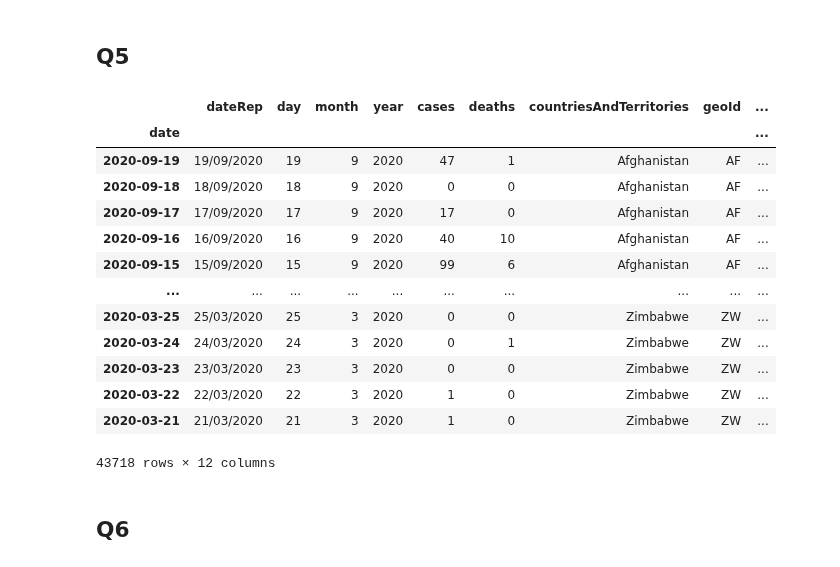
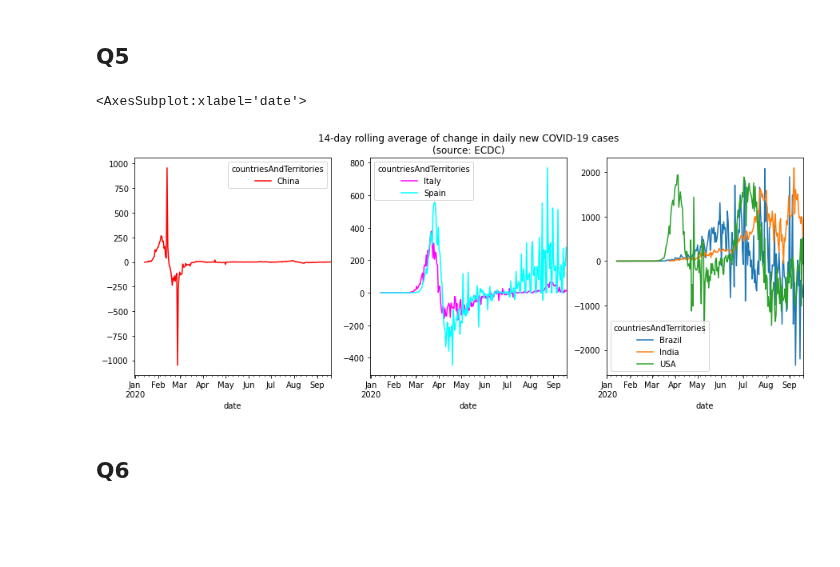
Before and after one commit to kevinsthompson/09-Hands-On-Data-Analysis-with-Pandas-2nd-edition, a Jupyter notebook: ch_05/KT_Exercises-Chp5.ipynb, the cells around one changed output. Drawn from its saved outputs; the diff is of its cells as text; code cells hidden in the pictures; blank space fills up the shorter version.

```diff
--- a/ch_05/KT_Exercises-Chp5.ipynb
+++ b/ch_05/KT_Exercises-Chp5.ipynb
@@ -81,25 +82,31 @@ fb_df.resample('W'
 [figure]
 # %% [markdown]
 ## Q5
-# %%
-covid.assign(
-
-    )
-# %% [output]
-|  | dateRep | day | month | year | cases | deaths | countriesAndTerritories | geoId | ... |
-| date |  |  |  |  |  |  |  |  | ... |
-| 2020-09-19 | 19/09/2020 | 19 | 9 | 2020 | 47 | 1 | Afghanistan | AF | ... |
-| 2020-09-18 | 18/09/2020 | 18 | 9 | 2020 | 0 | 0 | Afghanistan | AF | ... |
-| 2020-09-17 | 17/09/2020 | 17 | 9 | 2020 | 17 | 0 | Afghanistan | AF | ... |
-| 2020-09-16 | 16/09/2020 | 16 | 9 | 2020 | 40 | 10 | Afghanistan | AF | ... |
-| 2020-09-15 | 15/09/2020 | 15 | 9 | 2020 | 99 | 6 | Afghanistan | AF | ... |
-| ... | ... | ... | ... | ... | ... | ... | ... | ... | ... |
-| 2020-03-25 | 25/03/2020 | 25 | 3 | 2020 | 0 | 0 | Zimbabwe | ZW | ... |
-| 2020-03-24 | 24/03/2020 | 24 | 3 | 2020 | 0 | 1 | Zimbabwe | ZW | ... |
-| 2020-03-23 | 23/03/2020 | 23 | 3 | 2020 | 0 | 0 | Zimbabwe | ZW | ... |
-| 2020-03-22 | 22/03/2020 | 22 | 3 | 2020 | 1 | 0 | Zimbabwe | ZW | ... |
-| 2020-03-21 | 21/03/2020 | 21 | 3 | 2020 | 1 | 0 | Zimbabwe | ZW | ... |
-43718 rows × 12 columns
+# %%
+new_cases_rolling_average = covid.pivot_table(
+    index=covid.index
+    , columns=['countriesAndTerritories']
+    , values='cases'
+    ).apply(
+    lambda x: x.diff().rolling(14).mean()
+    )
+
+fig, axes = plt.subplots(1, 3, figsize=(15, 5))
+
+new_cases_rolling_average[['China']].plot(
+    ax=axes[0], color='red'
+    )
+
+new_cases_rolling_average[['Italy', 'Spain']].plot(
+    ax=axes[1], color=['magenta', 'cyan']
+    , title='14-day rolling average of change in daily new COVID-19 cases\n(source: ECDC)'
+)
+
+new_cases_rolling_average[['Brazil', 'India', 'USA']].plot(ax=axes[2])
+# new_cases_rolling_average #.info()
+# %% [output]
+<AxesSubplot:xlabel='date'>
+[figure, added]
 # %% [markdown]
 ## Q6
 # %% [markdown]
```
Also changed, not shown: parts of 1 cell of this notebook, 1 other file.
